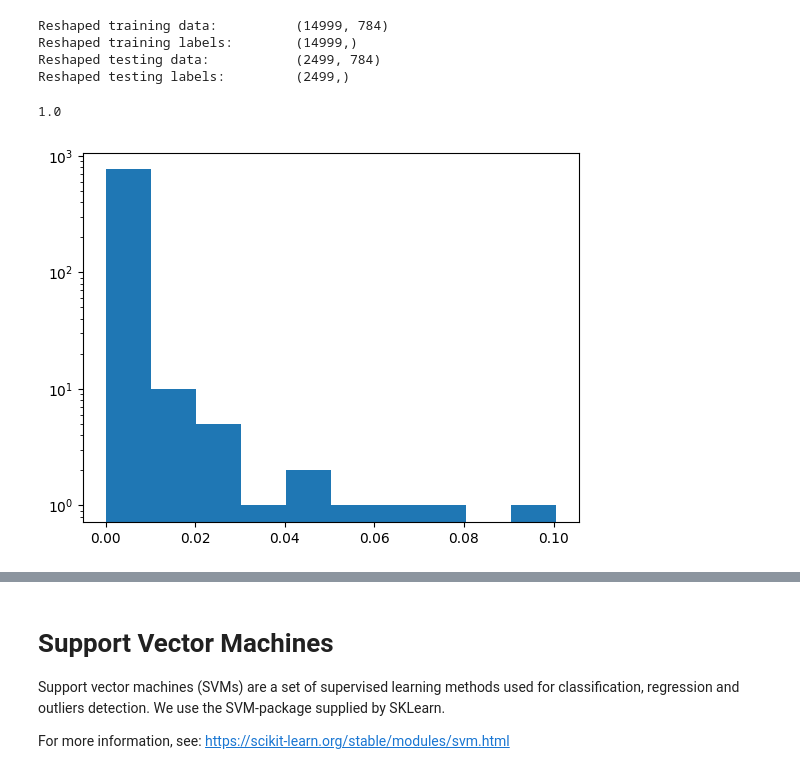
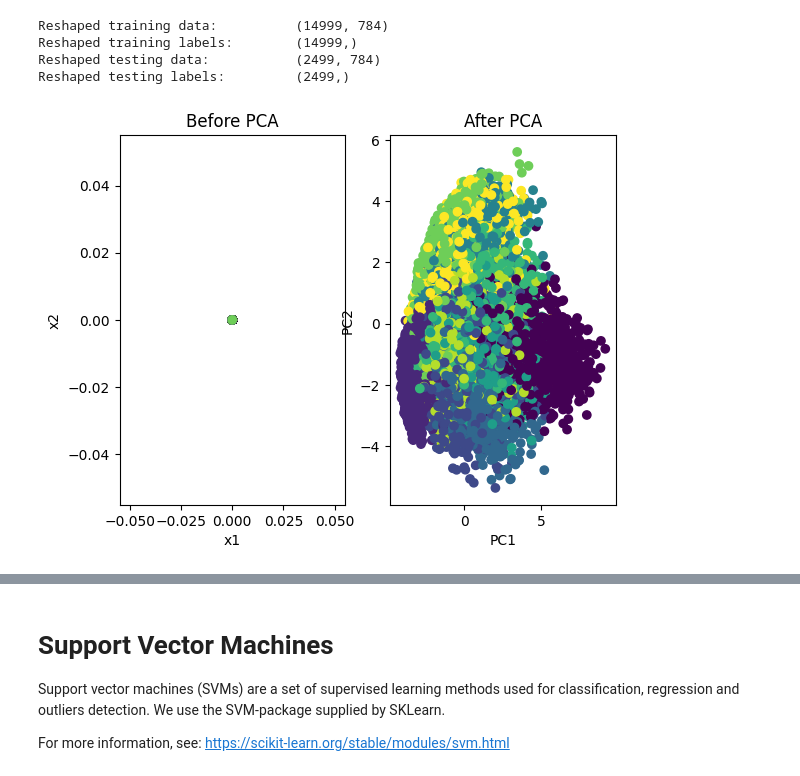
Before and after one commit to ThompsonA93/MNIST_Digits_Benchmark, a Jupyter notebook: src/02_MNIST_SVM_PCA.ipynb, the cells around one changed output, grey strips where cells are left out. Drawn from its saved outputs; the diff is of its cells as text; code cells hidden in the pictures.

```diff
--- a/src/02_MNIST_SVM_PCA.ipynb
+++ b/src/02_MNIST_SVM_PCA.ipynb
@@ -161,9 +161,18 @@ Reshaped training data:          (14999, 784)
 Reshaped training labels:        (14999,)
 Reshaped testing data:           (2499, 784)
 Reshaped testing labels:         (2499,)
-# %%
-plt.hist(pca.explained_variance_ratio_, log=True)
-pca.explained_variance_ratio_.sum()
-# %% [output]
-1.0
-[figure, removed]
+# %%
+fig, axes = plt.subplots(1,2)
+axes[0].scatter(train_data[:,0], train_data[:,1], c=train_label)
+axes[0].set_xlabel('x1')
+axes[0].set_ylabel('x2')
+axes[0].set_title('Before PCA')
+
+axes[1].scatter(pca_train_data[:,0], pca_train_data[:,1], c=train_label)
+axes[1].set_xlabel('PC1')
+axes[1].set_ylabel('PC2')
+axes[1].set_title('After PCA')
+
+plt.show()
+# %% [output]
+[figure, added]
```
Also changed, not shown: parts of 6 cells of this notebook, 25 other files.
